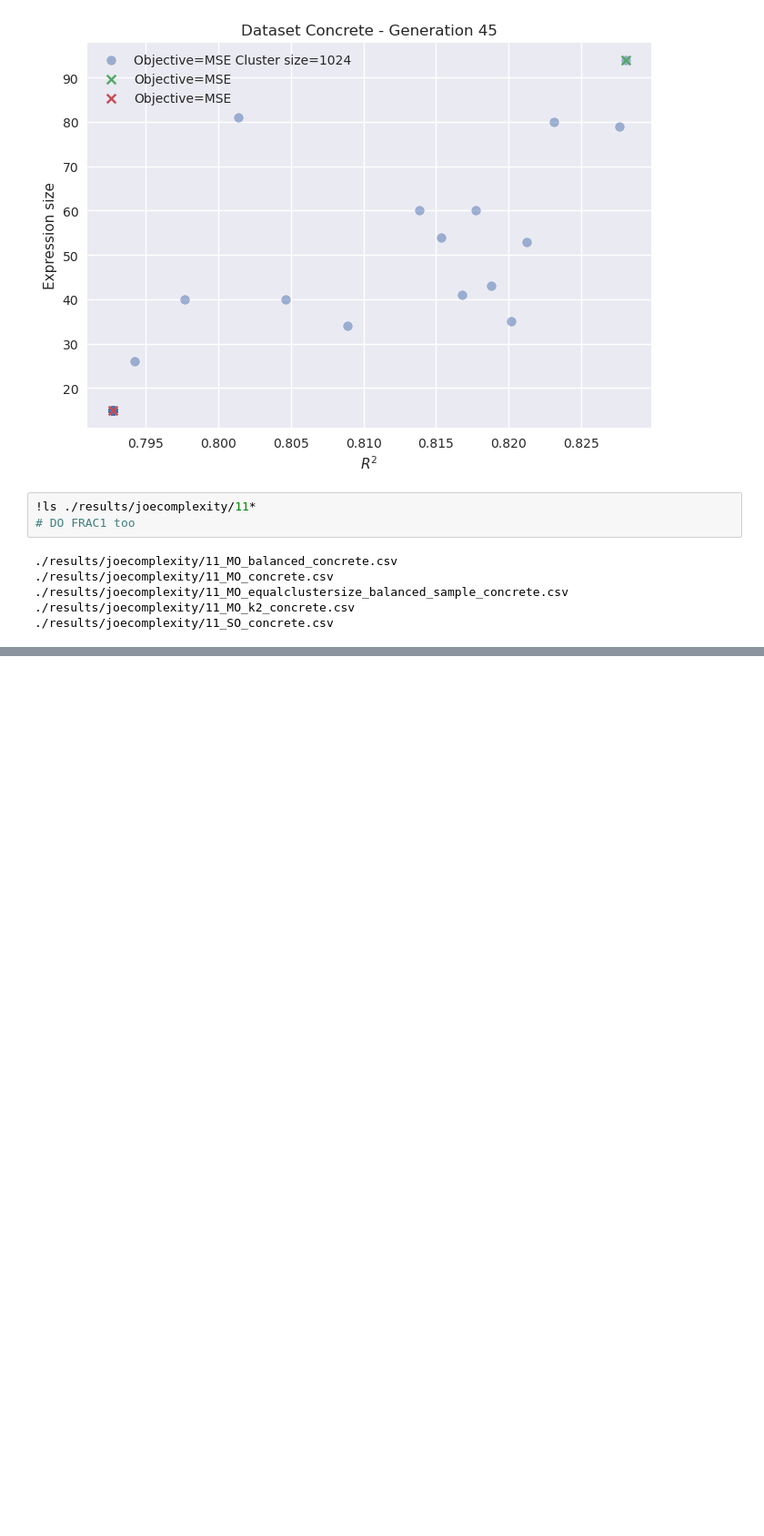
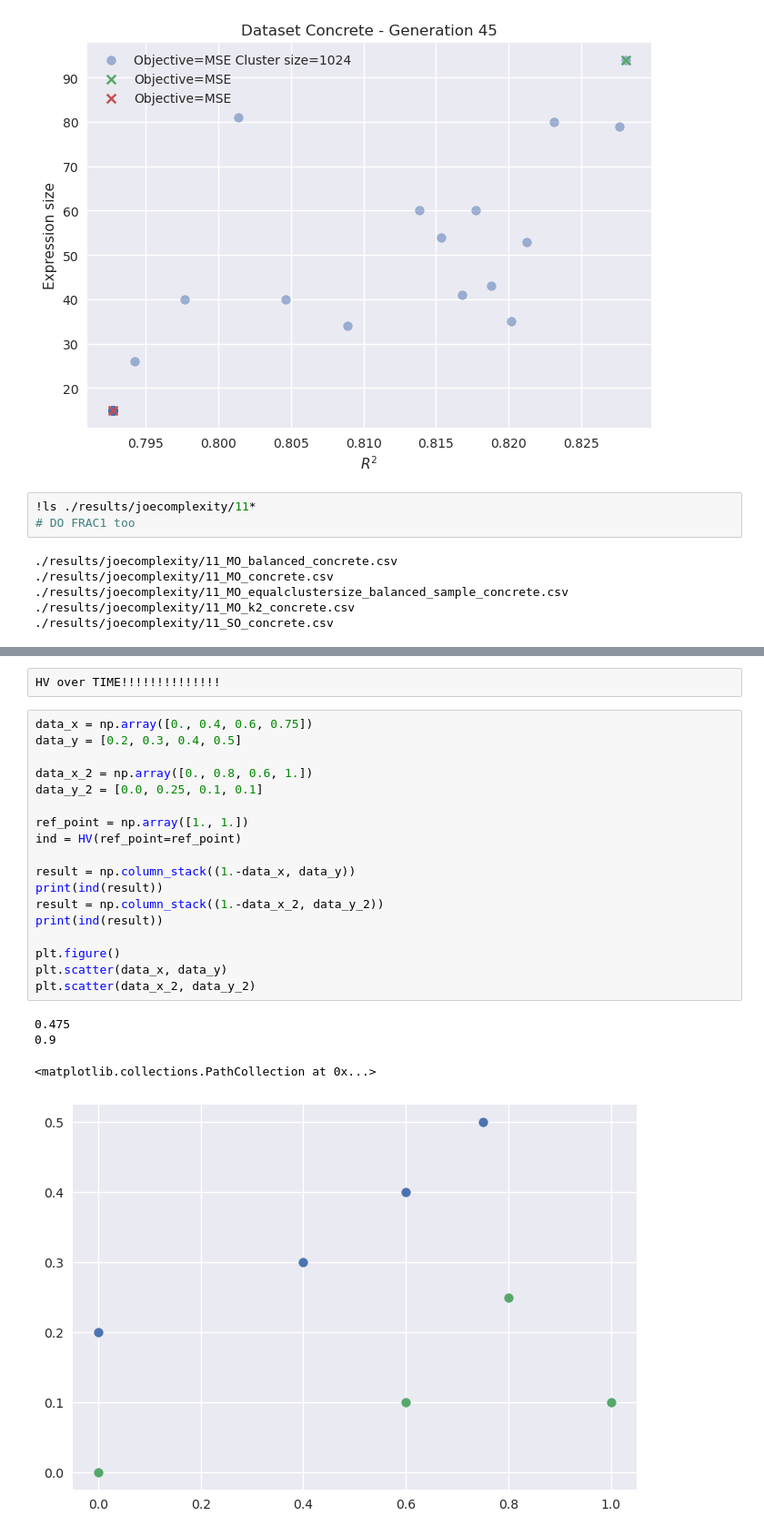
Before and after one commit to matigekunstintelligentie/MultiGPG, a Jupyter notebook: aggregate_MO.ipynb, the cells around one changed output, grey strips where cells are left out. Shown at 91% size. Drawn from its saved outputs; the diff is of its cells as text; blank space fills up the shorter version.

```diff
--- a/aggregate_MO.ipynb
+++ b/aggregate_MO.ipynb
@@ -1153,0 +1207,25 @@ KeyboardInterrupt:
+# %%
+HV over TIME!!!!!!!!!!!!!!
+# %%
+data_x = np.array([0., 0.4, 0.6, 0.75])
+data_y = [0.2, 0.3, 0.4, 0.5]
+
+data_x_2 = np.array([0., 0.8, 0.6, 1.])
+data_y_2 = [0.0, 0.25, 0.1, 0.1]
+
+ref_point = np.array([1., 1.])
+ind = HV(ref_point=ref_point)
+
+result = np.column_stack((1.-data_x, data_y))
+print(ind(result))
+result = np.column_stack((1.-data_x_2, data_y_2))
+print(ind(result))
+
+plt.figure()
+plt.scatter(data_x, data_y)
+plt.scatter(data_x_2, data_y_2)
+# %% [output]
+0.475
+0.9
+<matplotlib.collections.PathCollection at 0x...>
+[figure, added]
```
Also changed, not shown: parts of 11 cells of this notebook.
